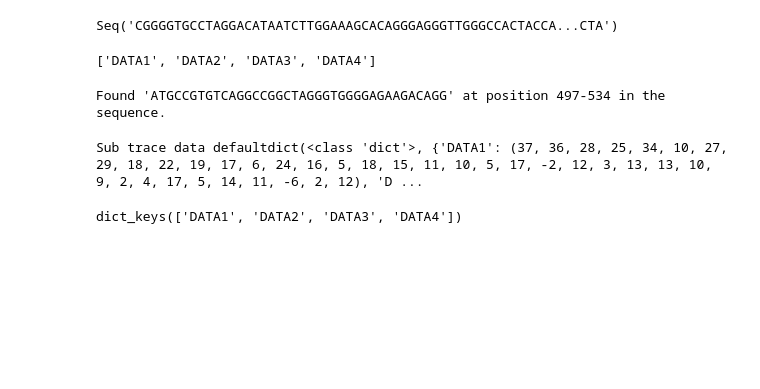
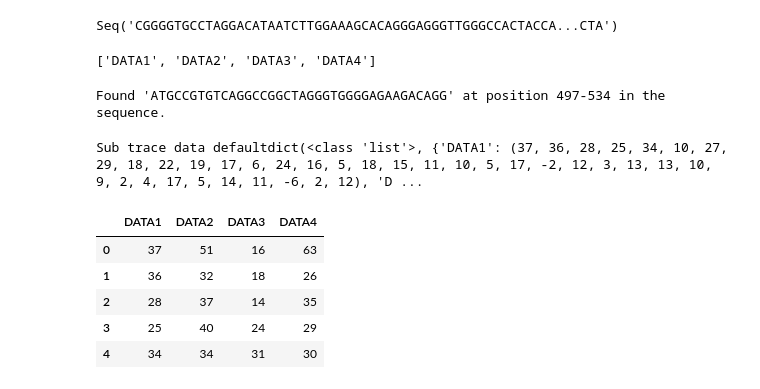
Before and after one commit to SiwanartMa/Automated-Intepretation-of-Mouse-Genetopy-Sanger-Sequencing-Data, a Jupyter notebook: compute.ipynb, the cells around one changed output. Cells and saved outputs as stored; diff of their text form; code cells hidden in the pictures; blank space fills up the shorter version.

```diff
--- a/compute.ipynb
+++ b/compute.ipynb
@@ -57,13 +38,19 @@ for match in matches:
 # %% [output]
 Found 'ATGCCGTGTCAGGCCGGCTAGGGTGGGGAGAAGACAGG' at position 497-534 in the sequence.
 # %%
-sub_trace = defaultdict(dict)
+sub_trace = defaultdict(list)
 for c in channels:
     sub_trace[c] = record.annotations['abif_raw'][c][start:end]
 print("Sub trace data", sub_trace)
 # %% [output]
-Sub trace data defaultdict(<class 'dict'>, {'DATA1': (37, 36, 28, 25, 34, 10, 27, 29, 18, 22, 19, 17, 6, 24, 16, 5, 18, 15, 11, 10, 5, 17, -2, 12, 3, 13, 13, 10, 9, 2, 4, 17, 5, 14, 11, -6, 2, 12), 'D ...
+Sub trace data defaultdict(<class 'list'>, {'DATA1': (37, 36, 28, 25, 34, 10, 27, 29, 18, 22, 19, 17, 6, 24, 16, 5, 18, 15, 11, 10, 5, 17, -2, 12, 3, 13, 13, 10, 9, 2, 4, 17, 5, 14, 11, -6, 2, 12), 'D ...
-# %%
-sub_trace.keys()
-# %% [output]
-dict_keys(['DATA1', 'DATA2', 'DATA3', 'DATA4'])
+# %%
+a = pd.DataFrame(sub_trace, columns = sub_trace.keys())
+a.head()
+# %% [output]
+|  | DATA1 | DATA2 | DATA3 | DATA4 |
+| 0 | 37 | 51 | 16 | 63 |
+| 1 | 36 | 32 | 18 | 26 |
+| 2 | 28 | 37 | 14 | 35 |
+| 3 | 25 | 40 | 24 | 29 |
+| 4 | 34 | 34 | 31 | 30 |
```
Also changed, not shown: parts of 6 cells of this notebook.
